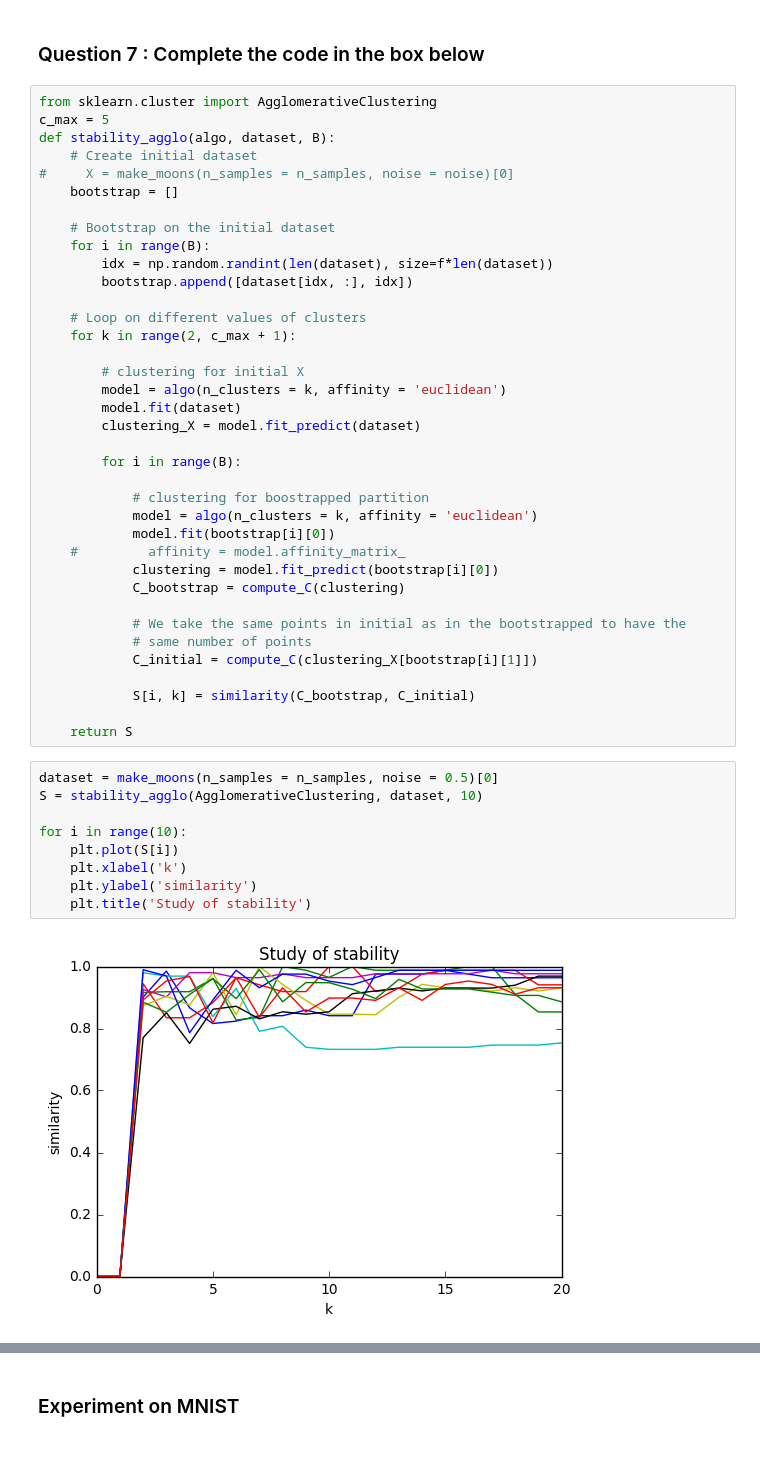
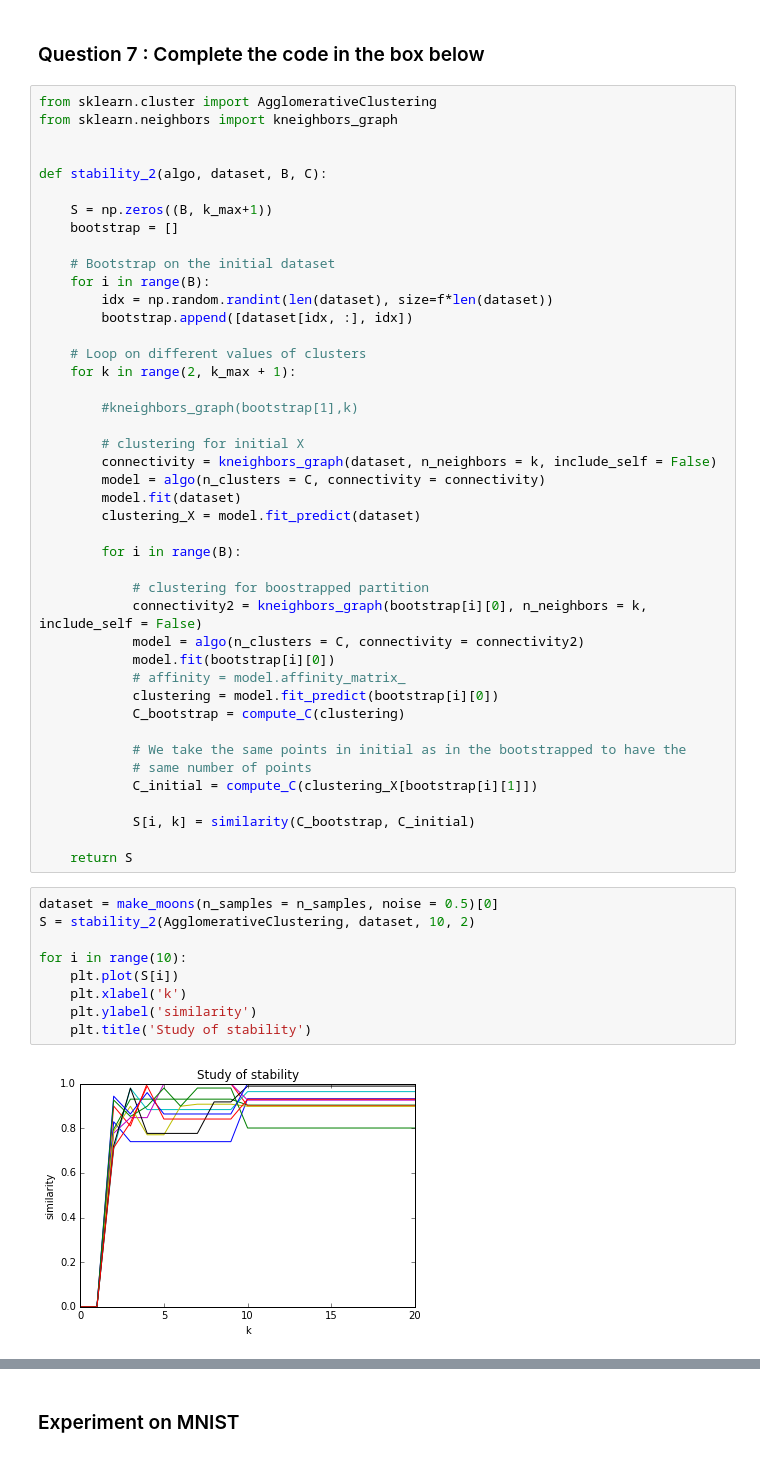
Before and after one commit to petermartigny/Advanced-Machine-Learning, a Jupyter notebook: Atmani_Martigny_TP2_group_1.ipynb, the cells around one changed output, grey strips where cells are left out. Cells and saved outputs as stored; diff of their text form.

```diff
--- a/Atmani_Martigny_TP2_group_1.ipynb
+++ b/Atmani_Martigny_TP2_group_1.ipynb
@@ -344,10 +348,12 @@ for i in range(S.shape[0]):
 ### Question 7 : Complete the code in the box below
 # %%
 from sklearn.cluster import AgglomerativeClustering
-c_max = 5
-def stability_agglo(algo, dataset, B):
-    # Create initial dataset
-#     X = make_moons(n_samples = n_samples, noise = noise)[0]
+from sklearn.neighbors import kneighbors_graph
+
+
+def stability_2(algo, dataset, B, C):
+
+    S = np.zeros((B, k_max+1))
     bootstrap = []
 
     # Bootstrap on the initial dataset
@@ -356,19 +362,23 @@ def stability_agglo(algo, dataset, B):
         bootstrap.append([dataset[idx, :], idx])
 
     # Loop on different values of clusters
-    for k in range(2, c_max + 1):
+    for k in range(2, k_max + 1):
+
+        #kneighbors_graph(bootstrap[1],k)
 
         # clustering for initial X
-        model = algo(n_clusters = k, affinity = 'euclidean')
+        connectivity = kneighbors_graph(dataset, n_neighbors = k, include_self = False)
+        model = algo(n_clusters = C, connectivity = connectivity)
         model.fit(dataset)
         clustering_X = model.fit_predict(dataset)
 
         for i in range(B):
 
             # clustering for boostrapped partition
-            model = algo(n_clusters = k, affinity = 'euclidean')
+            connectivity2 = kneighbors_graph(bootstrap[i][0], n_neighbors = k, include_self = False)
+            model = algo(n_clusters = C, connectivity = connectivity2)
             model.fit(bootstrap[i][0])
-    #         affinity = model.affinity_matrix_
+            # affinity = model.affinity_matrix_
             clustering = model.fit_predict(bootstrap[i][0])
             C_bootstrap = compute_C(clustering)
 
@@ -381,12 +391,12 @@ def stability_agglo(algo, dataset, B):
     return S
 # %%
 dataset = make_moons(n_samples = n_samples, noise = 0.5)[0]
-S = stability_agglo(AgglomerativeClustering, dataset, 10)
+S = stability_2(AgglomerativeClustering, dataset, 10, 2)
 
 for i in range(10):
     plt.plot(S[i])
     plt.xlabel('k')
     plt.ylabel('similarity')
     plt.title('Study of stability')
 # %% [output]
-[figure, old version]
+[figure, new version]
```
Also changed, not shown: parts of 43 cells of this notebook, 1 other file.
